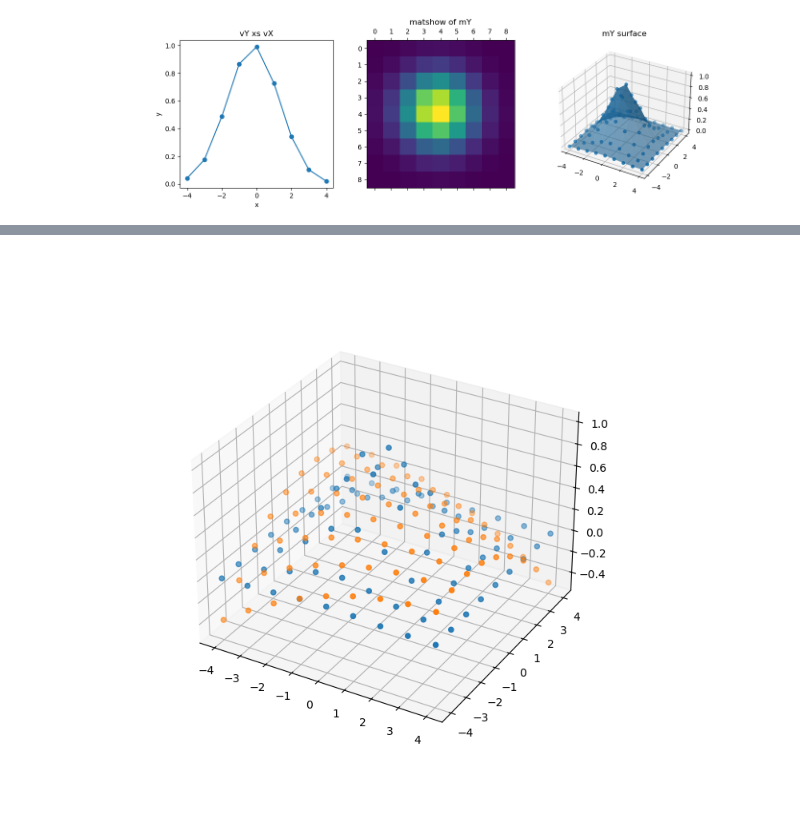
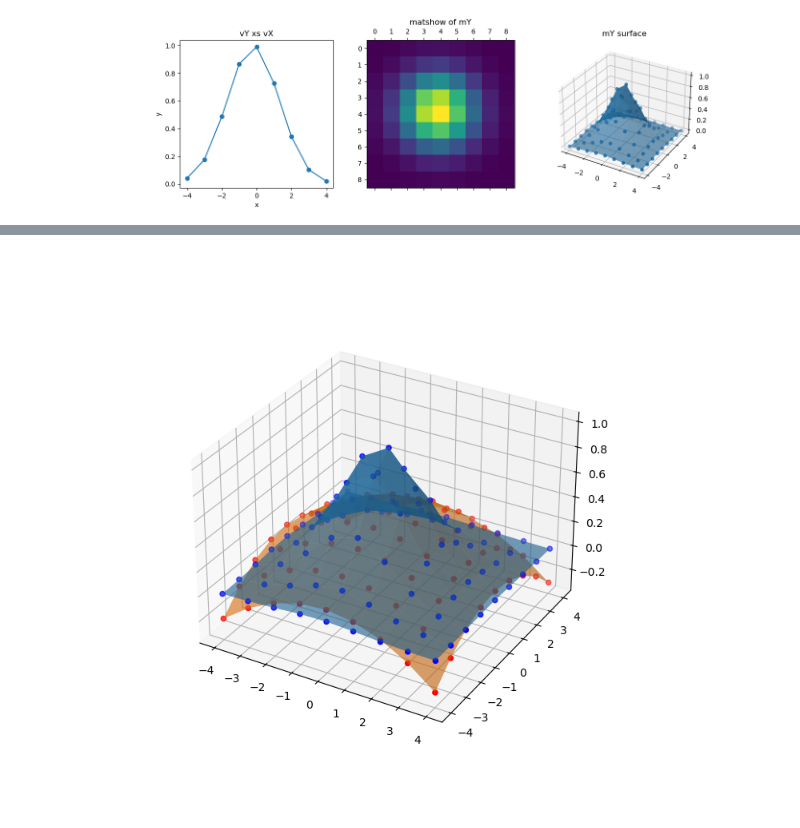
Before and after one commit to kiriyevskykiril/ai-program-2026, a Jupyter notebook: practice/qadratic_model_practice.ipynb, the cells around one changed output, grey strips where cells are left out. Cells and saved outputs as stored; diff of their text form; code cells hidden in the pictures.

```diff
--- a/practice/qadratic_model_practice.ipynb
+++ b/practice/qadratic_model_practice.ipynb
@@ -69,8 +59,10 @@ vYest = np.array([mXY[:, i].T @ mA @ mXY[:, i] + np.dot(vB, mXY[:, i]) + valC  f
 # %%
 fig = plt.figure(figsize=(7, 7))
 ax1 = fig.add_subplot(111, projection='3d')
-ax1.scatter(mX1.flatten(), mX2.flatten(), mY.flatten())
-ax1.scatter(mXY[0, :], mXY[1, :], vYest)
+ax1.scatter(mX1.flatten(), mX2.flatten(), mY.flatten(), color = 'blue')
+ax1.plot_surface(mX1, mX2, mY, alpha=0.6)
+ax1.scatter(mXY[0, :], mXY[1, :], vYest, color='red')
+ax1.plot_surface(mX1, mX2, vYest.reshape(mX1.shape), alpha=0.6)
 plt.show()
 # %% [output]
-[figure, old version]
+[figure, new version]
```
Also changed, not shown: parts of 2 cells of this notebook.
